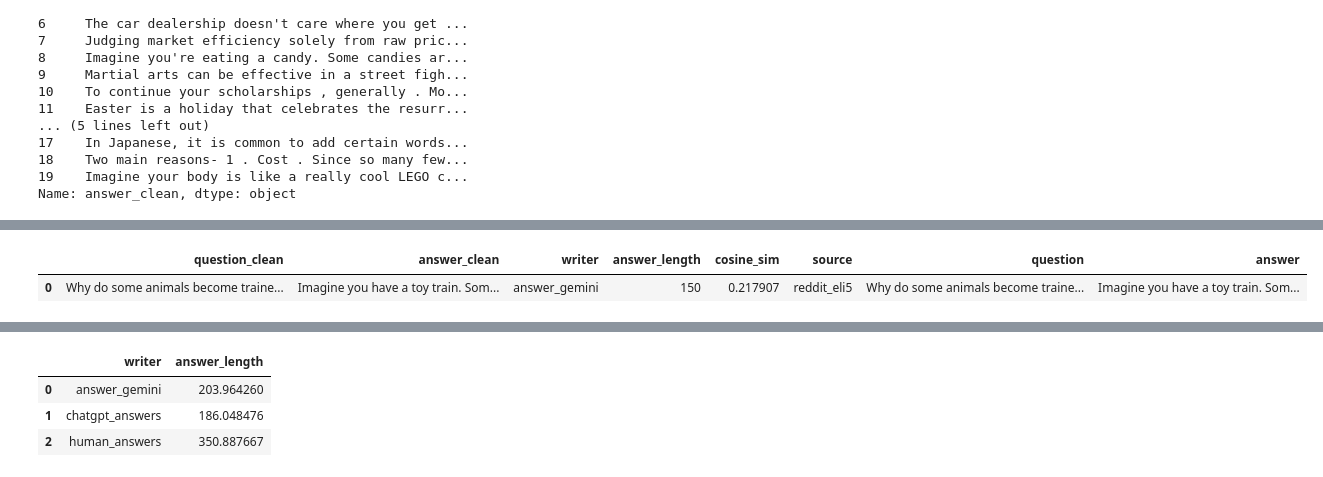
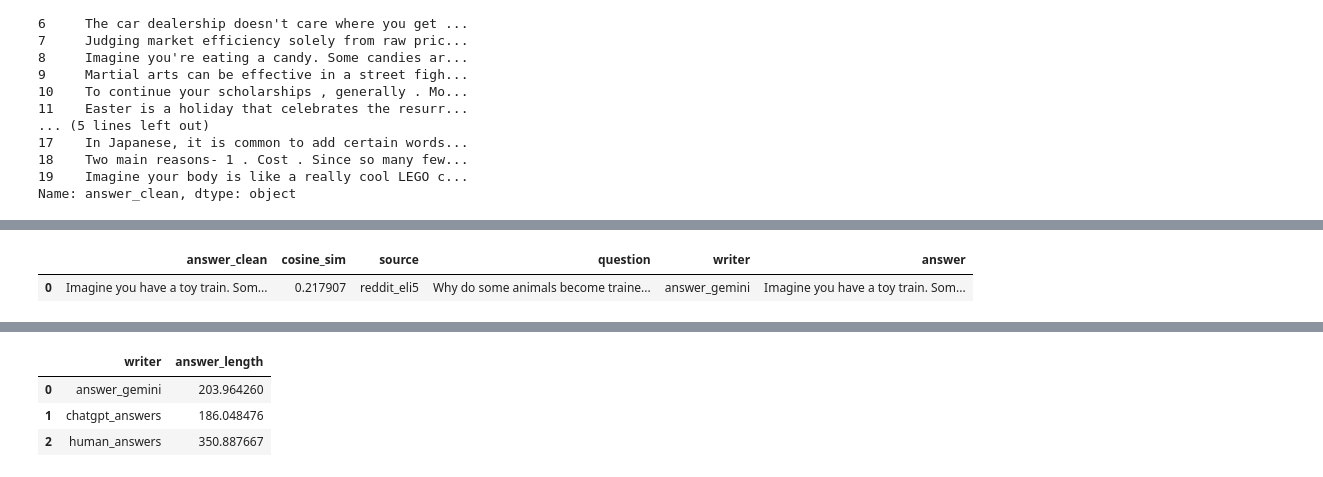
Before and after one commit to Idokopilov/magshimim-final-project, a Jupyter notebook: EDA.ipynb, the cells around one changed output, grey strips where cells are left out. Cells and saved outputs as stored; diff of their text form; code cells hidden in the pictures.

```diff
--- a/EDA.ipynb
+++ b/EDA.ipynb
@@ -97,6 +94,3 @@ df['answer_clean'].head(20)
 18    Two main reasons- 1 . Cost . Since so many few...
 19    Imagine your body is like a really cool LEGO c...
 Name: answer_clean, dtype: object
-# %%
-df['answer_length'] = df['answer'].apply(lambda x: len(x.split()))
-df['question_length'] = df['question'].apply(lambda x: len(x.split()))
@@ -184,20 +159,19 @@ plt.show()
 # %%
 df = df[
     [
-        'question_clean',
+
         'answer_clean',
-        'writer',
-        'answer_length',
         'cosine_sim',
         'source',
         'question',
+        'writer',
         'answer'
     ]
 ]
 df.head(1)
 # %% [output]
-|  | question_clean | answer_clean | writer | answer_length | cosine_sim | source | question | answer |
-| 0 | Why do some animals become traine... | Imagine you have a toy train. Som... | answer_gemini | 150 | 0.217907 | reddit_eli5 | Why do some animals become traine... | Imagine you have a toy train. Som... |
+|  | answer_clean | cosine_sim | source | question | writer | answer |
+| 0 | Imagine you have a toy train. Som... | 0.217907 | reddit_eli5 | Why do some animals become traine... | answer_gemini | Imagine you have a toy train. Som... |
 # %%
 df_human_answers = df[df['writer'] == 'human_answers'].copy()
 df_gpt_answers = df[df['writer'] == 'chatgpt_answers'].copy()
```
Also changed, not shown: parts of 25 cells of this notebook, 1 other file.
